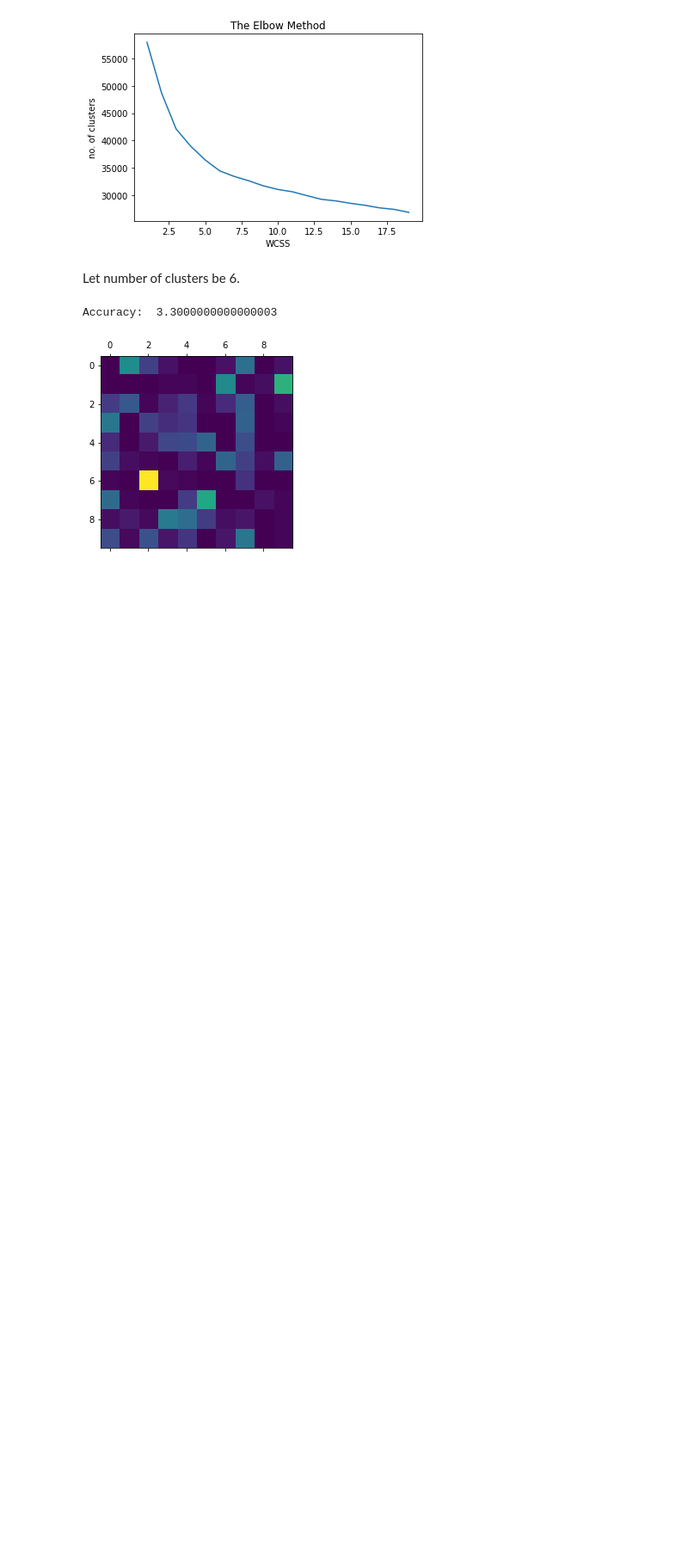
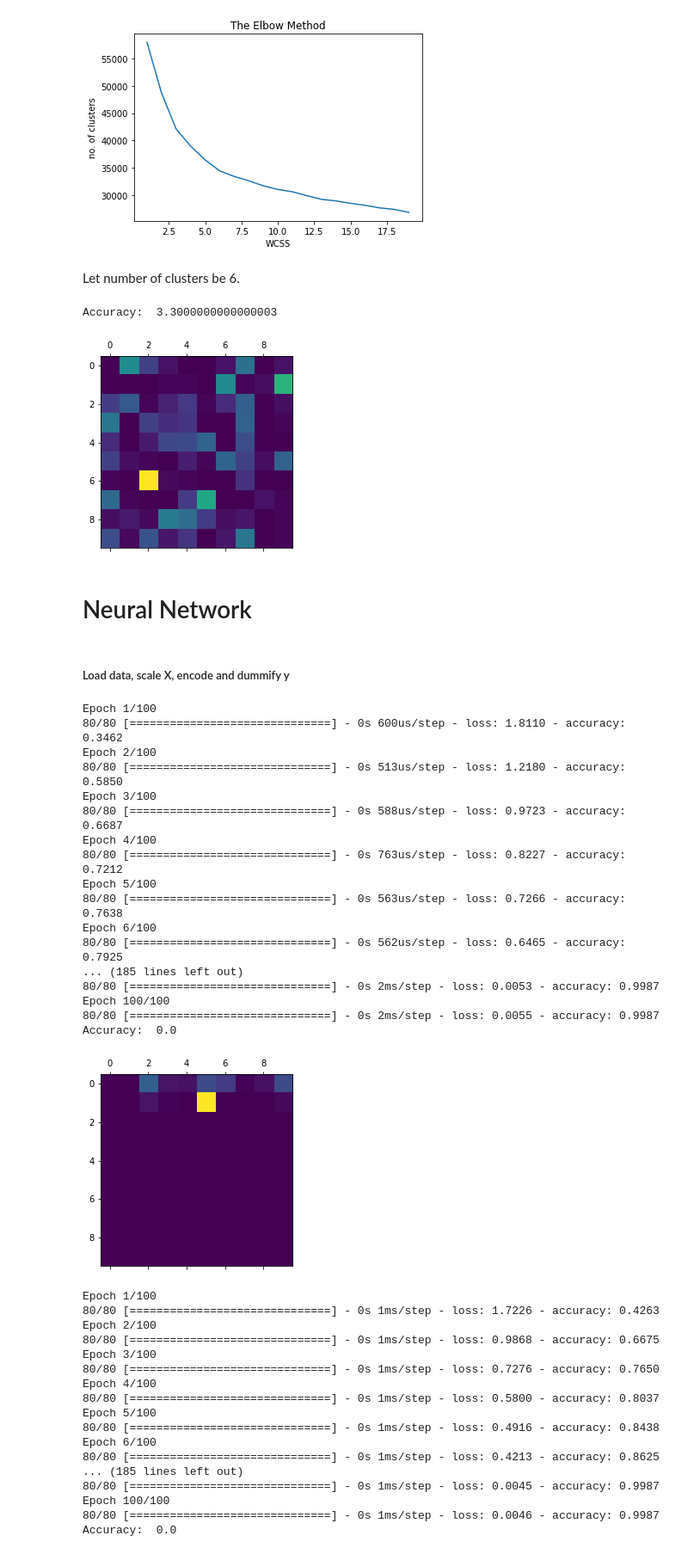
Before and after one commit to Mahesha999/music_genre_classification, a Jupyter notebook: music_genre_classification.ipynb, the cells around one changed output. Shown at 86% size. Drawn from its saved outputs; the diff is of its cells as text; code cells hidden in the pictures; blank space fills up the shorter version.

```diff
--- a/music_genre_classification.ipynb
+++ b/music_genre_classification.ipynb
@@ -46,3 +47,5 @@ fit_predict_print_unsupervised(kmeans_fit_predict,X,X,y)
 # %% [output]
 Accuracy:  3.3000000000000003
 [figure]
+# %% [markdown]
+# Neural Network
@@ -48,0 +54,46 @@ Accuracy:  3.3000000000000003
+# %% [markdown]
+##### Load data, scale X, encode and dummify y
+# %%
+X, y = load_preprocess_xy(0, True, True, True)
+# %%
+kf=KFold(n_splits=5)
+
+for train_index,test_index in kf.split(X):
+  X_train,X_test,y_train,y_test=X[train_index],X[test_index],y[train_index],y[test_index]
+  fit_predict_print(nn_fit_predict,X_train,y_train,X_test,y_test)
+# %% [output]
+Epoch 1/100
+80/80 [==============================] - 0s 600us/step - loss: 1.8110 - accuracy: 0.3462
+Epoch 2/100
+80/80 [==============================] - 0s 513us/step - loss: 1.2180 - accuracy: 0.5850
+Epoch 3/100
+80/80 [==============================] - 0s 588us/step - loss: 0.9723 - accuracy: 0.6687
+Epoch 4/100
+80/80 [==============================] - 0s 763us/step - loss: 0.8227 - accuracy: 0.7212
+Epoch 5/100
+80/80 [==============================] - 0s 563us/step - loss: 0.7266 - accuracy: 0.7638
+Epoch 6/100
+80/80 [==============================] - 0s 562us/step - loss: 0.6465 - accuracy: 0.7925
+... (185 lines left out)
+80/80 [==============================] - 0s 2ms/step - loss: 0.0053 - accuracy: 0.9987
+Epoch 100/100
+80/80 [==============================] - 0s 2ms/step - loss: 0.0055 - accuracy: 0.9987
+Accuracy:  0.0
+[figure, added]
+Epoch 1/100
+80/80 [==============================] - 0s 1ms/step - loss: 1.7226 - accuracy: 0.4263
+Epoch 2/100
+80/80 [==============================] - 0s 1ms/step - loss: 0.9868 - accuracy: 0.6675
+Epoch 3/100
+80/80 [==============================] - 0s 1ms/step - loss: 0.7276 - accuracy: 0.7650
+Epoch 4/100
+80/80 [==============================] - 0s 1ms/step - loss: 0.5800 - accuracy: 0.8037
+Epoch 5/100
+80/80 [==============================] - 0s 1ms/step - loss: 0.4916 - accuracy: 0.8438
+Epoch 6/100
+80/80 [==============================] - 0s 1ms/step - loss: 0.4213 - accuracy: 0.8625
+... (185 lines left out)
+80/80 [==============================] - 0s 1ms/step - loss: 0.0045 - accuracy: 0.9987
+Epoch 100/100
+80/80 [==============================] - 0s 1ms/step - loss: 0.0046 - accuracy: 0.9987
+Accuracy:  0.0
```
Also changed, not shown: parts of 3 cells of this notebook, 2 other files.
